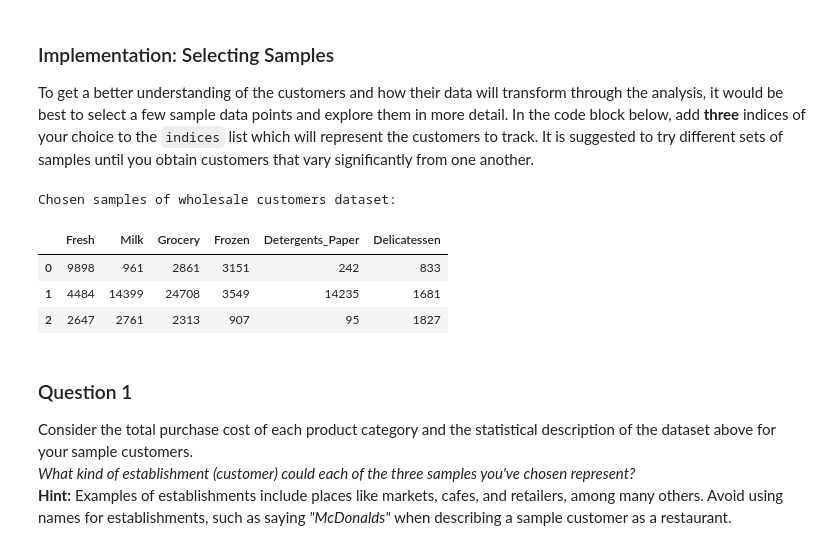
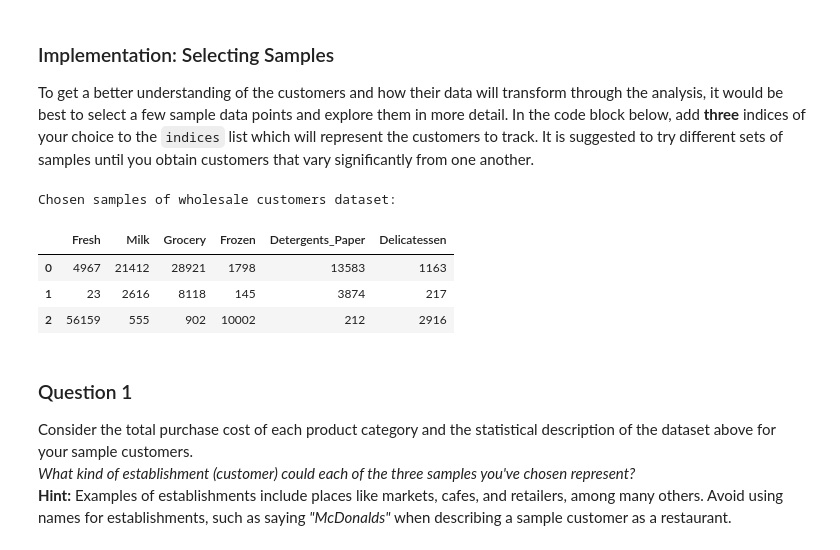
Before and after one commit to xushiyan/udacity-machine-learning, a Jupyter notebook: projects/creating_customer_segments/customer_segments.ipynb, the cells around one changed output. Drawn from its saved outputs; the diff is of its cells as text; code cells hidden in the pictures.

```diff
--- a/projects/creating_customer_segments/customer_segments.ipynb
+++ b/projects/creating_customer_segments/customer_segments.ipynb
@@ -58,18 +58,18 @@ display(data.describe())
 To get a better understanding of the customers and how their data will transform through the analysis, it would be best to select a few sample data points and explore them in more detail. In the code block below, add **three** indices of your choice to the `indices` list which will represent the customers to track. It is suggested to try different sets of samples until you obtain customers that vary significantly from one another.
 # %%
 # TODO: Select three indices of your choice you wish to sample from the dataset
-indices = [26, 201, 391]
+indices = [49, 96, 39]
 
 # Create a DataFrame of the chosen samples
 samples = pd.DataFrame(data.loc[indices], columns = data.keys()).reset_index(drop = True)
 print "Chosen samples of wholesale customers dataset:"
 display(samples)
 # %% [output]
 Chosen samples of wholesale customers dataset:
 |  | Fresh | Milk | Grocery | Frozen | Detergents_Paper | Delicatessen |
-| 0 | 9898 | 961 | 2861 | 3151 | 242 | 833 |
-| 1 | 4484 | 14399 | 24708 | 3549 | 14235 | 1681 |
-| 2 | 2647 | 2761 | 2313 | 907 | 95 | 1827 |
+| 0 | 4967 | 21412 | 28921 | 1798 | 13583 | 1163 |
+| 1 | 23 | 2616 | 8118 | 145 | 3874 | 217 |
+| 2 | 56159 | 555 | 902 | 10002 | 212 | 2916 |
 # %% [markdown]
 ### Question 1
 Consider the total purchase cost of each product category and the statistical description of the dataset above for your sample customers.
```
Also changed, not shown: parts of 32 cells of this notebook.
